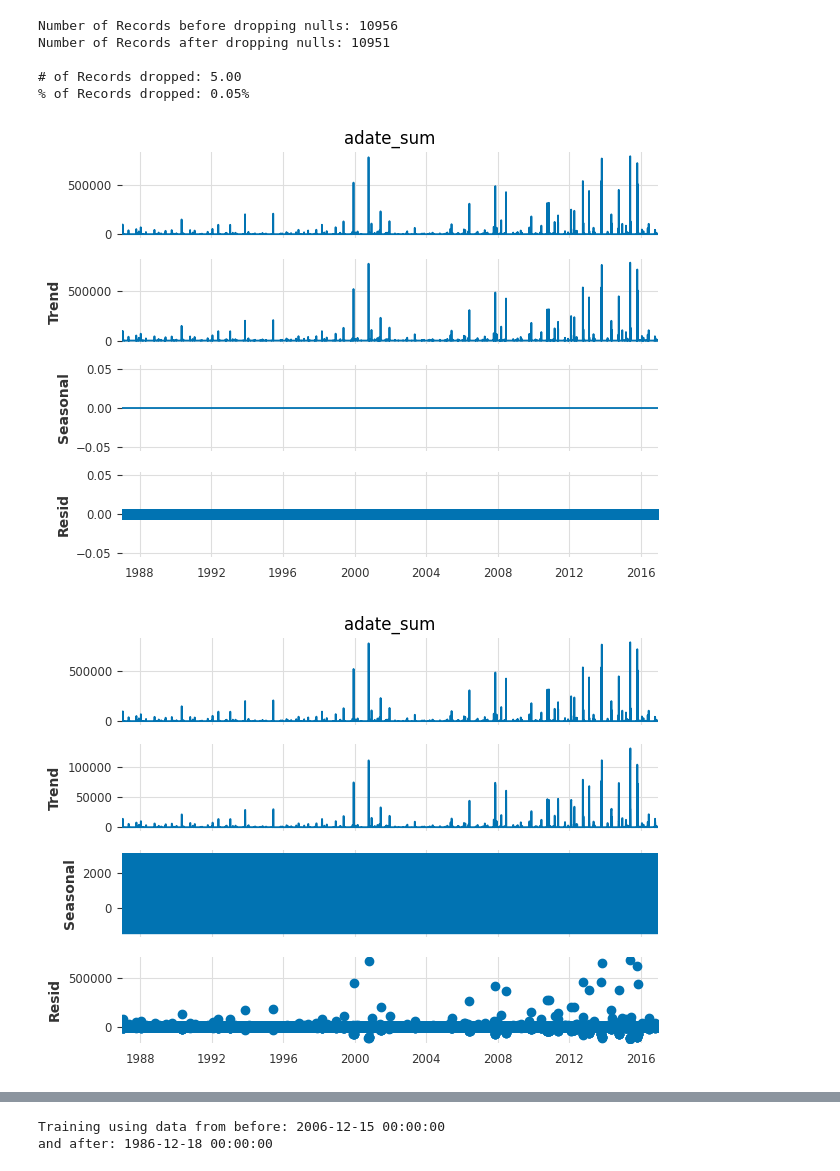
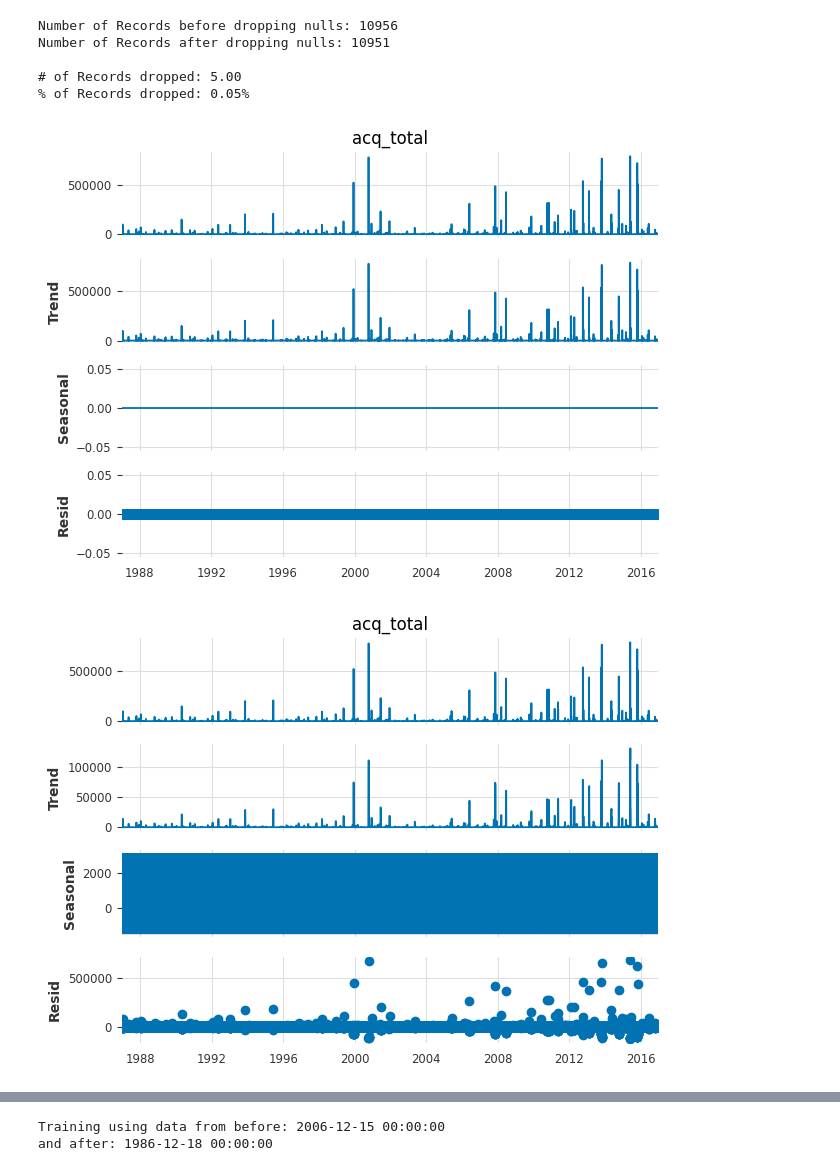
Before and after one commit to marisol-yake/MMM-museum-analytics, a Jupyter notebook: examples/NYC_MoMA_Example/Collections Time Series Forecasting.ipynb, the cells around one changed output, grey strips where cells are left out. Saved outputs shown, nothing was run; the diff lists cells and outputs as text; code cells hidden in the pictures.

```diff
--- a/examples/NYC_MoMA_Example/Collections Time Series Forecasting.ipynb
+++ b/examples/NYC_MoMA_Example/Collections Time Series Forecasting.ipynb
@@ -188,36 +172,25 @@ Total number of null records: 9979
 Null record density (%):  0.911%
 # %%
-# clean_dataset["acquisition_date"] = pd.DatetimeIndex(clean_dataset["acquisition_date"])
-adate_groupby["acquisition_date"] = pd.DatetimeIndex(adate_groupby["acquisition_date"])
-# dataset.index = dataset.set_index("acquisition_date")
-# adate_groupby.index = adate_groupby.set_index("acquisition_date")
-# dataset = dataset.drop(columns = ["acquisition_date"])
-# adate_groupby = adate_groupby.drop(columns = ["acquisition_date"])
-
-# merged = adate_groupby.merge(clean_dataset, on = ["acquisition_date", "adate_sum"], how = "outer")
-# # merged = adate_groupby.merge(clean_dataset, on = ["date", "weekday", "adate_sum"], how = "outer")
-# merged["adate_sum"] = merged["adate_sum"].fillna(0)
-# clean_dataset["adate_sum"] = clean_dataset["adate_sum"].fillna(0)
-# clean_dataset["date"] = clean_dataset["date"].fillna(clean_dataset["date"].mode()[0])
+daily_acq_groupby["acquisition_date"] = pd.DatetimeIndex(daily_acq_groupby["acquisition_date"])
 
 # Encode categorical columns as integers
 label_encoders = defaultdict()
 for column in ["department", "credit_group", "storage_group"]:
     le = LabelEncoder()
-    adate_groupby[column] = le.fit_transform(adate_groupby[column])
+    daily_acq_groupby[column] = le.fit_transform(daily_acq_groupby[column])
     label_encoders[column] = le
 
 oe = OrdinalEncoder()
-adate_groupby["weekday"] = oe.fit_transform(np.array(adate_groupby["weekday"]).reshape(1, -1)).reshape(-1, 1)
+daily_acq_groupby["weekday"] = oe.fit_transform(np.array(daily_acq_groupby["weekday"]).reshape(1, -1)).reshape(-1, 1)
 label_encoders["weekday_ordinal"] = oe
 
-
-for column in adate_groupby.columns.difference(["acquisition_date", "date"]):
+# Replace missing values by referencing the values of (7) neighbors
+for column in daily_acq_groupby.columns.difference(["acquisition_date", "date"]):
     categorical_imputer = KNNImputer(n_neighbors = 7)
-    adate_groupby.loc[:, column] = categorical_imputer.fit_transform(np.array(adate_groupby[column]).reshape(-1, 1))
+    daily_acq_groupby.loc[:, column] = categorical_imputer.fit_transform(np.array(daily_acq_groupby[column]).reshape(-1, 1))
 
 # Adding lag features
 lags = [1, 2, 3, 4, 5]  # Number of lags to create
 for lag in lags:
-    adate_groupby[f'adate_sum_lag_{lag}'] = adate_groupby['adate_sum'].shift(lag)
+    daily_acq_groupby[f'acq_total_lag_{lag}'] = daily_acq_groupby['acq_total'].shift(lag)
 # %%
@@ -242,9 +215,8 @@ adate_sum_lag_5     5
 dtype: int64
 # %%
 # Dataset comparison - Record Loss
-records = adate_groupby.shape[0]
-final_dataset = adate_groupby.dropna().drop_duplicates("acquisition_date")
-# final_dataset = final_dataset.drop(columns = ["weekday", "date"])
+records = daily_acq_groupby.shape[0]
+final_dataset = daily_acq_groupby.dropna().drop_duplicates("acquisition_date")
 no_nulls = final_dataset.shape[0]
 # %%
 print("Number of Records before dropping nulls:", records)
@@ -272,9 +245,9 @@ target_series = TimeSeries.from_dataframe(final_dataset, "acquisition_date",  "a
 # %%
 # Overall TS Decomposition
 for days in [1, 7, 30, 365, (365 * 2), (365 * 3), (365 * 4), (365 * 5)]:  # Plotting against daily observations with daily, weekly, monthly, annual and bi-annual seasonality respectively.
-    ts_data = final_dataset.set_index("acquisition_date").sort_index()["adate_sum"]
+    ts_data = final_dataset.set_index("acquisition_date").sort_index()["acq_total"]
     decomp = sm.tsa.seasonal_decompose(ts_data, period = days)
     decomp.plot();
 # %% [output]
-[figure, old version]
+[figure, new version]
-[figure, old version]
+[figure, new version]
```
Also changed, not shown: parts of 20 cells of this notebook, 4 other files.
